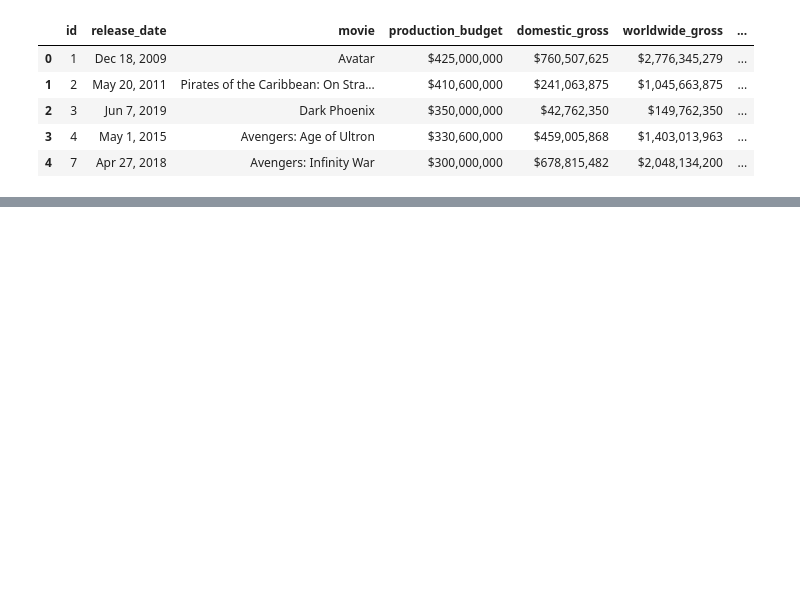
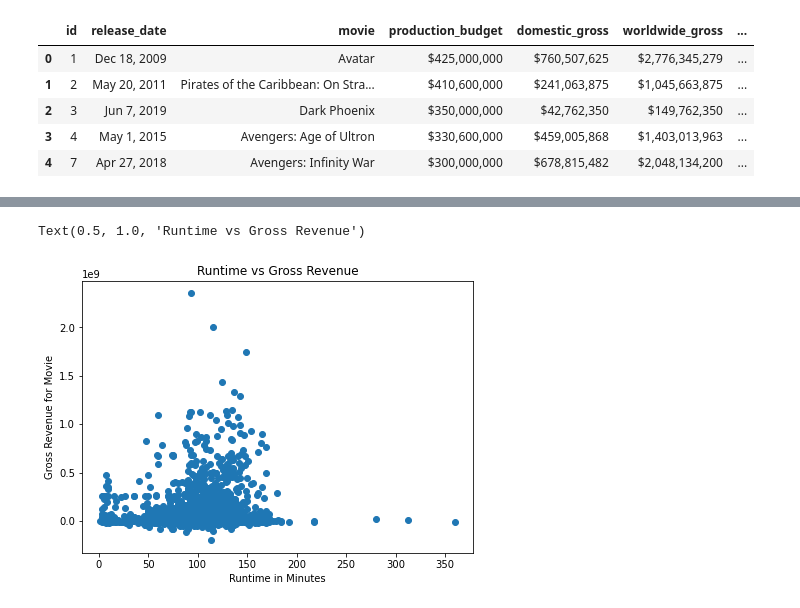
Before and after one commit to anita-camlic/Movie_Studio_Analysis, a Jupyter notebook: Runtime_Recommendation_Analysis_Anita.ipynb, the cells around one changed output, grey strips where cells are left out. Drawn from its saved outputs; the diff is of its cells as text; code cells hidden in the pictures; blank space fills up the shorter version.

```diff
--- a/Runtime_Recommendation_Analysis_Anita.ipynb
+++ b/Runtime_Recommendation_Analysis_Anita.ipynb
@@ -38,10 +87,23 @@ tn_budgets_df['production_budget_float'] = tn_budgets_df['production_budget_floa
 tn_budgets_df['worldwide_gross_float'] = tn_budgets_df['worldwide_gross'].str.replace(",","")
 tn_budgets_df['worldwide_gross_float'] = tn_budgets_df['worldwide_gross_float'].str[1:]
 tn_budgets_df['worldwide_gross_float'] = tn_budgets_df['worldwide_gross_float'].astype(float)
+# %%
+# Deleting all the rows that have a value of zero in the columns 'production_budget_float','worldwide_gross_float'
+# or 'domestic_gross_float'
+tn_budgets_df = tn_budgets_df[tn_budgets_df['production_budget_float'] != 0]
+tn_budgets_df = tn_budgets_df[tn_budgets_df['worldwide_gross_float'] != 0]
+tn_budgets_df = tn_budgets_df[tn_budgets_df['domestic_gross_float'] != 0]
+
+#sanity check
+#tn_budgets_df.loc[tn_budgets_df['domestic_gross_float'] == 0]
+#tn_budgets_df.loc[tn_budgets_df['worldwide_gross_float'] == 0]
+#tn_budgets_df.loc[tn_budgets_df['production_budget_float'] == 0]
 # %%
+
 tn_budgets_df['gross_revenue'] = tn_budgets_df['worldwide_gross_float'] - tn_budgets_df['production_budget_float']
+tn_budgets_df = tn_budgets_df.loc[tn_budgets_df['gross_revenue'] != 0]
 # %%
-tn_budgets_df = tn_budgets_df.drop(['production_budget_int','worldwide_gross_int'],axis=1)
+#tn_budgets_df = tn_budgets_df.drop(['production_budget_int','worldwide_gross_int'],axis=1)
 tn_budgets_df.head()
 # %% [output]
 |  | id | release_date | movie | production_budget | domestic_gross | worldwide_gross | ... |
@@ -103,0 +126,6 @@ plt.scatter(title_and_revenue_df['runtime_minutes'],title_and_revenue_df['gross_
+# %%
+
+#DROP ALL THE NA
+title_and_revenue_df = title_and_revenue_df.dropna(subset=['runtime_minutes','gross_revenue'])
+#TAKE LENGTH
+title_and_revenue_df.shape
@@ -103,0 +155,10 @@ plt.scatter(title_and_revenue_df['runtime_minutes'],title_and_revenue_df['gross_
+# %%
+fig, ax = plt.subplots(figsize=(7,5))
+ax.scatter(x = title_and_revenue_df['runtime_minutes'],y = title_and_revenue_df['gross_revenue'])
+ax.set_xlabel('Runtime in Minutes')
+ax.set_ylabel('Gross Revenue for Movie')
+ax.set_title('Runtime vs Gross Revenue')
+#plt.scatter(title_and_revenue_df['runtime_minutes'],title_and_revenue_df['gross_revenue']);
+# %% [output]
+Text(0.5, 1.0, 'Runtime vs Gross Revenue')
+[figure, added]
```
Also changed, not shown: parts of 29 cells of this notebook, 3 other files.
